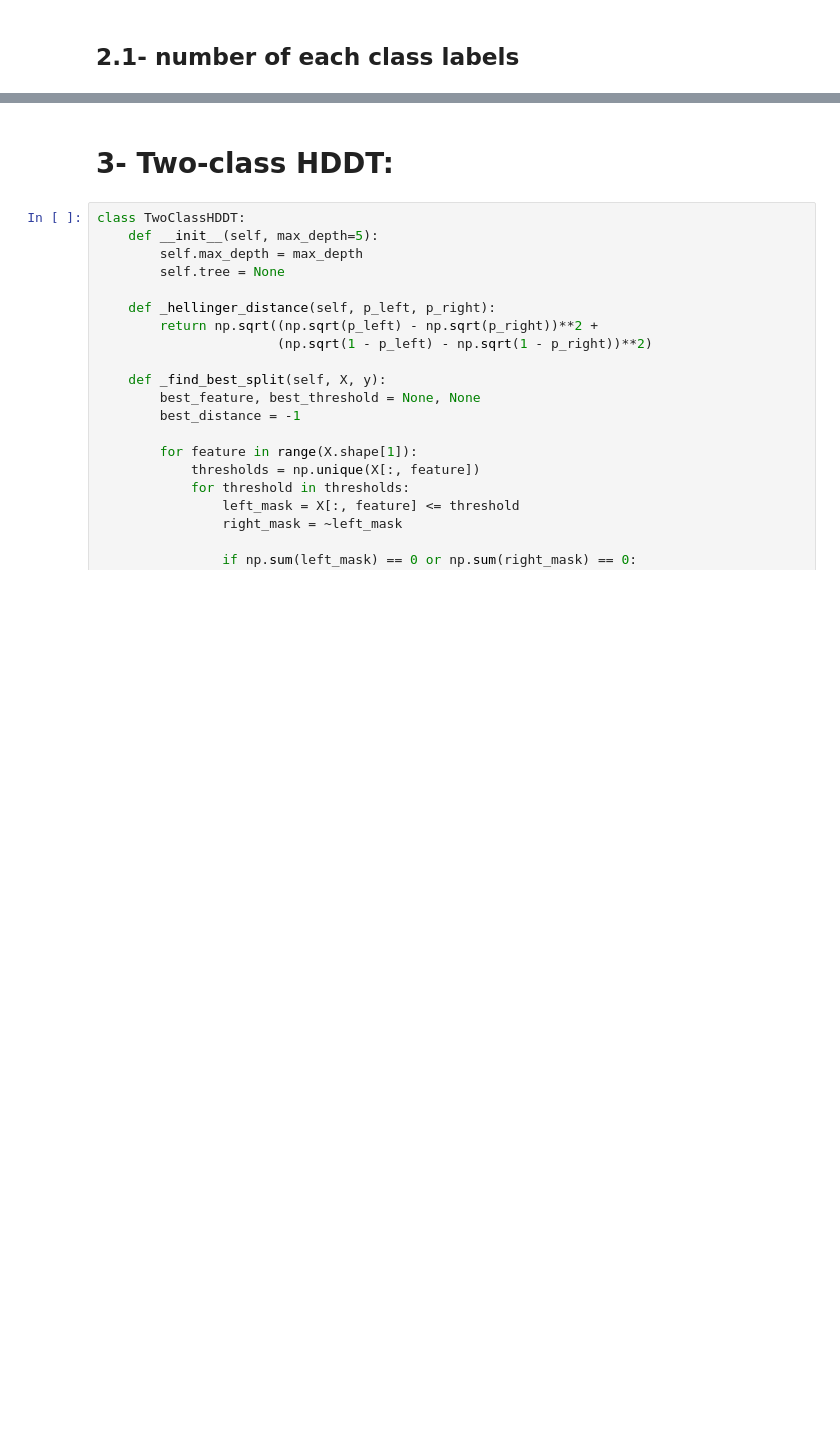
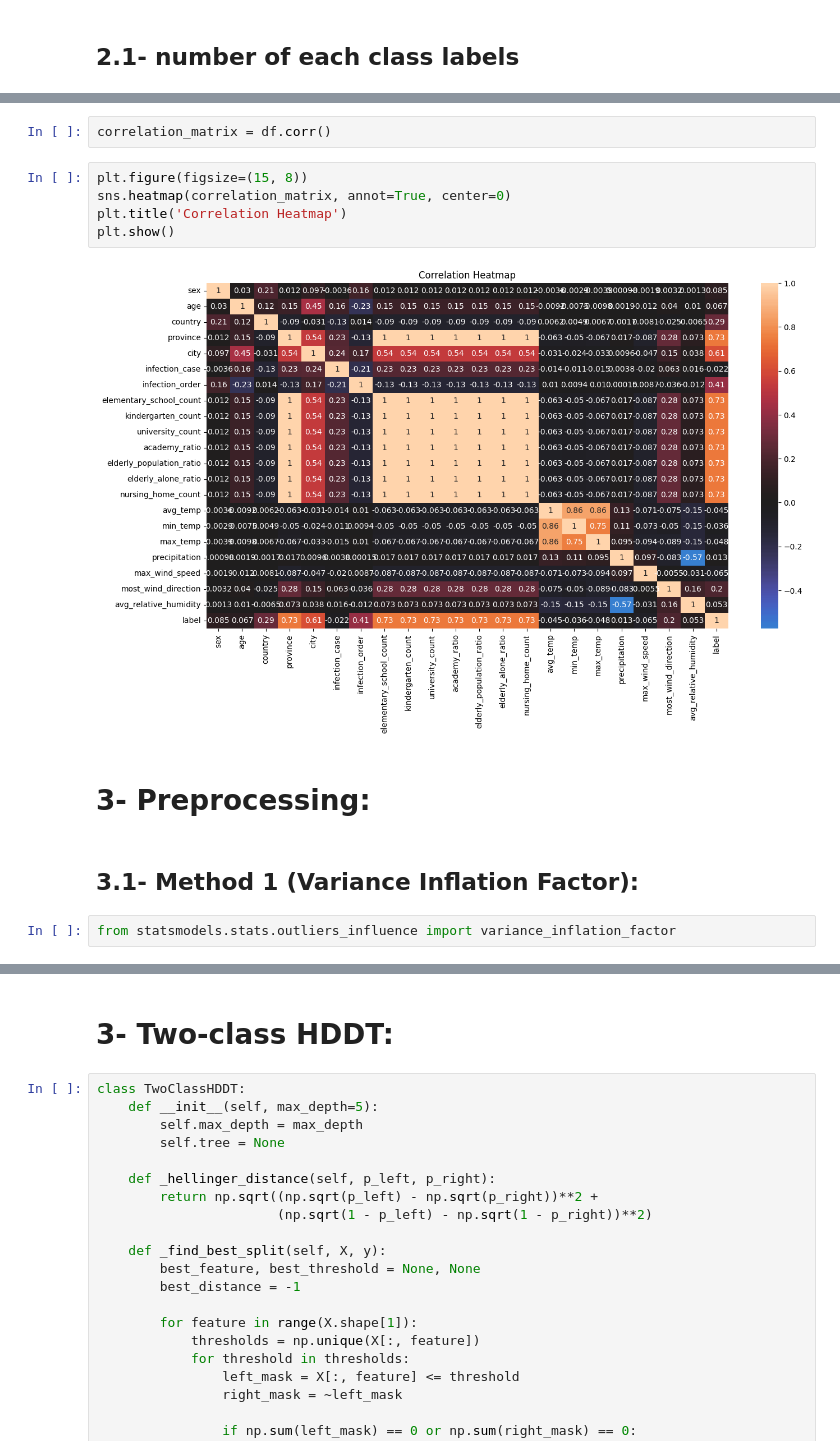
Before and after one commit to samin-yadollahi/ml_projects_shirazu, a Jupyter notebook: covid19/01_hddt.ipynb, the cells around one changed output, grey strips where cells are left out. Saved outputs shown, nothing was run; the diff lists cells and outputs as text; blank space fills up the shorter version.

```diff
--- a/covid19/01_hddt.ipynb
+++ b/covid19/01_hddt.ipynb
@@ -96,0 +97,15 @@ print(class_label_counts)
+# %%
+correlation_matrix = df.corr()
+# %%
+plt.figure(figsize=(15, 8))
+sns.heatmap(correlation_matrix, annot=True, center=0)
+plt.title('Correlation Heatmap')
+plt.show()
+# %% [output]
+[figure, added]
+# %% [markdown]
+# 3- Preprocessing:
+# %% [markdown]
+## 3.1- Method 1 (Variance Inflation Factor):
+# %%
+from statsmodels.stats.outliers_influence import variance_inflation_factor
```
Also changed, not shown: parts of 21 cells of this notebook.
